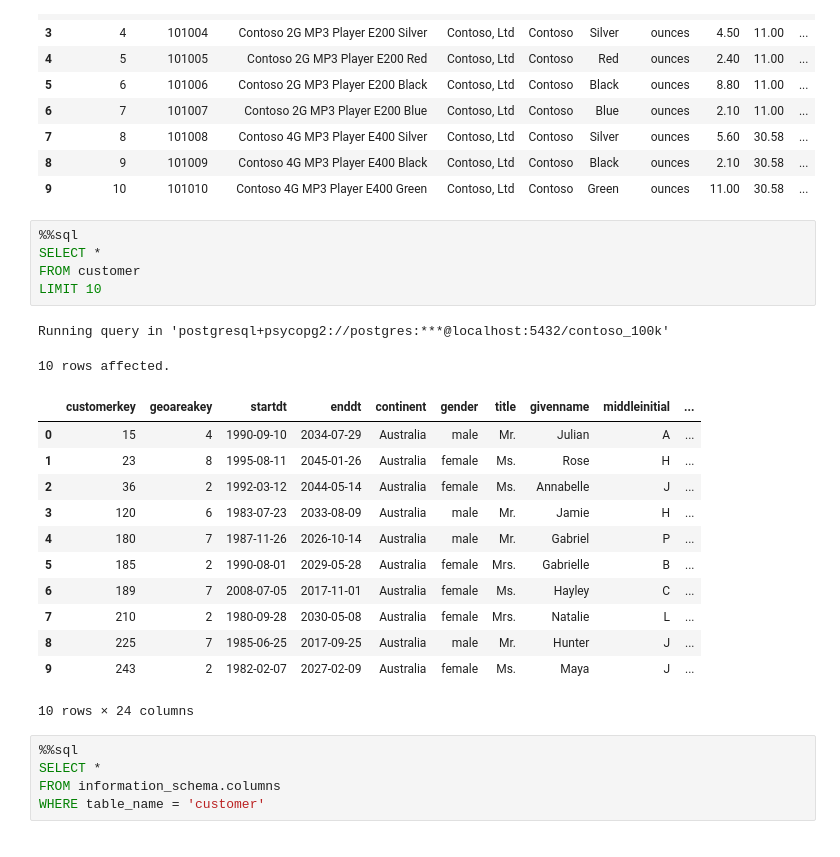
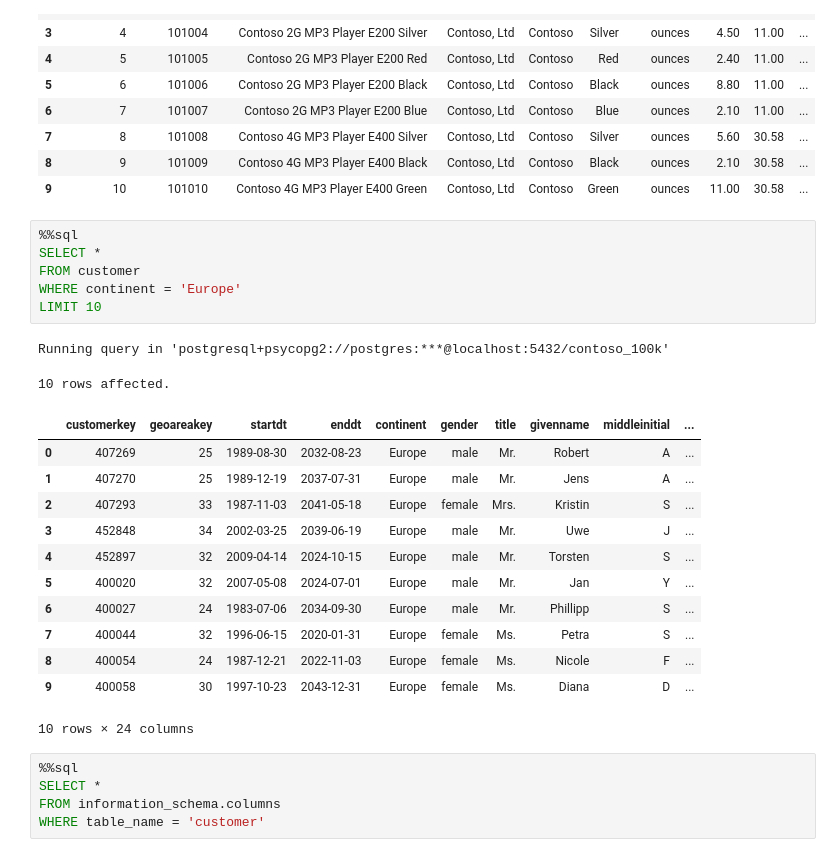
Before and after one commit to kanchichandu/SQL_queries, a Jupyter notebook: Resources/Blank_SQL_Notebook.ipynb, the cells around one changed output. Drawn from its saved outputs; the diff is of its cells as text.

```diff
--- a/Resources/Blank_SQL_Notebook.ipynb
+++ b/Resources/Blank_SQL_Notebook.ipynb
@@ -156,22 +156,23 @@ Running query in 'postgresql+psycopg2://postgres:***@localhost:5432/contoso_100k
 # %%
 %%sql
 SELECT *
 FROM customer
+WHERE continent = 'Europe'
 LIMIT 10
 # %% [output]
 Running query in 'postgresql+psycopg2://postgres:***@localhost:5432/contoso_100k'
 10 rows affected.
 |  | customerkey | geoareakey | startdt | enddt | continent | gender | title | givenname | middleinitial | ... |
-| 0 | 15 | 4 | 1990-09-10 | 2034-07-29 | Australia | male | Mr. | Julian | A | ... |
-| 1 | 23 | 8 | 1995-08-11 | 2045-01-26 | Australia | female | Ms. | Rose | H | ... |
-| 2 | 36 | 2 | 1992-03-12 | 2044-05-14 | Australia | female | Ms. | Annabelle | J | ... |
-| 3 | 120 | 6 | 1983-07-23 | 2033-08-09 | Australia | male | Mr. | Jamie | H | ... |
-| 4 | 180 | 7 | 1987-11-26 | 2026-10-14 | Australia | male | Mr. | Gabriel | P | ... |
-| 5 | 185 | 2 | 1990-08-01 | 2029-05-28 | Australia | female | Mrs. | Gabrielle | B | ... |
-| 6 | 189 | 7 | 2008-07-05 | 2017-11-01 | Australia | female | Ms. | Hayley | C | ... |
-| 7 | 210 | 2 | 1980-09-28 | 2030-05-08 | Australia | female | Mrs. | Natalie | L | ... |
-| 8 | 225 | 7 | 1985-06-25 | 2017-09-25 | Australia | male | Mr. | Hunter | J | ... |
-| 9 | 243 | 2 | 1982-02-07 | 2027-02-09 | Australia | female | Ms. | Maya | J | ... |
+| 0 | 407269 | 25 | 1989-08-30 | 2032-08-23 | Europe | male | Mr. | Robert | A | ... |
+| 1 | 407270 | 25 | 1989-12-19 | 2037-07-31 | Europe | male | Mr. | Jens | A | ... |
+| 2 | 407293 | 33 | 1987-11-03 | 2041-05-18 | Europe | female | Mrs. | Kristin | S | ... |
+| 3 | 452848 | 34 | 2002-03-25 | 2039-06-19 | Europe | male | Mr. | Uwe | J | ... |
+| 4 | 452897 | 32 | 2009-04-14 | 2024-10-15 | Europe | male | Mr. | Torsten | S | ... |
+| 5 | 400020 | 32 | 2007-05-08 | 2024-07-01 | Europe | male | Mr. | Jan | Y | ... |
+| 6 | 400027 | 24 | 1983-07-06 | 2034-09-30 | Europe | male | Mr. | Phillipp | S | ... |
+| 7 | 400044 | 32 | 1996-06-15 | 2020-01-31 | Europe | female | Ms. | Petra | S | ... |
+| 8 | 400054 | 24 | 1987-12-21 | 2022-11-03 | Europe | female | Ms. | Nicole | F | ... |
+| 9 | 400058 | 30 | 1997-10-23 | 2043-12-31 | Europe | female | Ms. | Diana | D | ... |
 10 rows × 24 columns
 # %%
 %%sql
```
